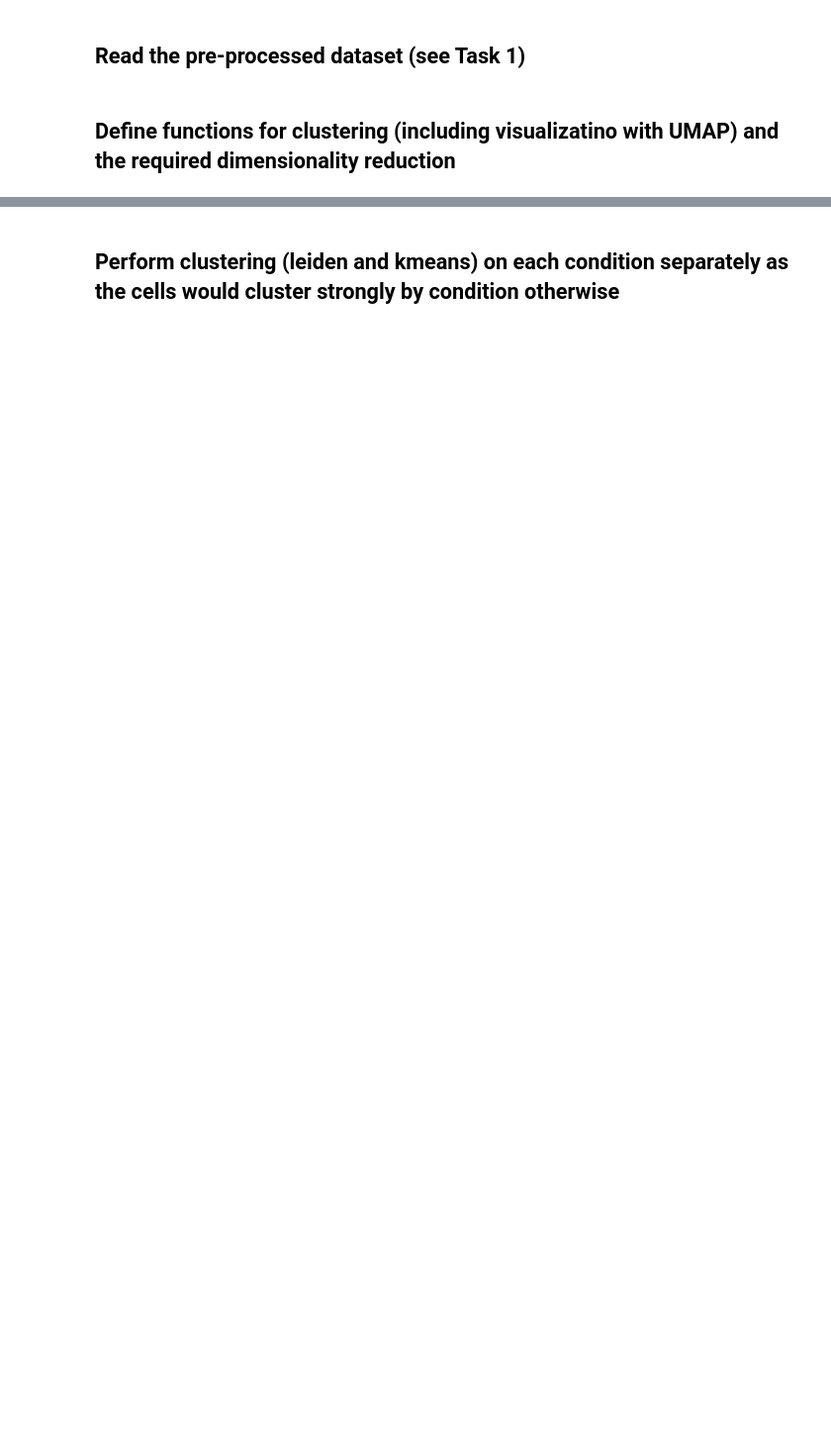
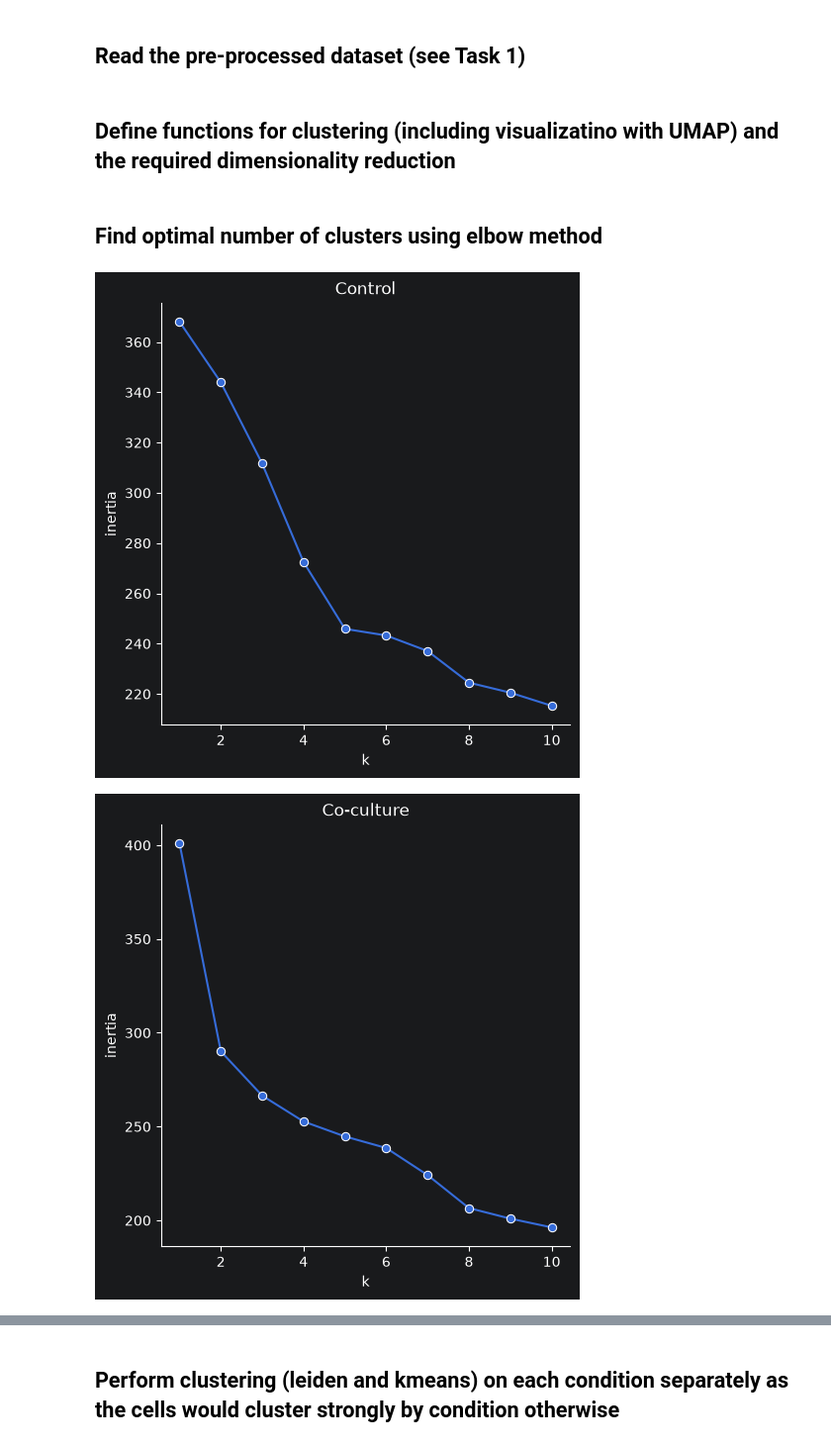
Before and after one commit to leventetn/SingleCellCourse_TA-LTN, a Jupyter notebook: notebooks/perturbation_clustering.ipynb, the cells around one changed output, grey strips where cells are left out. Shown at 99% size. Drawn from its saved outputs; the diff is of its cells as text; code cells hidden in the pictures; blank space fills up the shorter version.

```diff
--- a/notebooks/perturbation_clustering.ipynb
+++ b/notebooks/perturbation_clustering.ipynb
@@ -46,3 +61,24 @@ def dim_reduction(adata):
 dim_reduction(adata_ctl)
 dim_reduction(adata_IFN)
 dim_reduction(adata_co)
+# %% [markdown]
+## Find optimal number of clusters using elbow method
+# %%
+from sklearn.metrics import silhouette_score
+
+for treatment_df in [adata_ctl, adata_IFN, adata_co]:
+    inertias = []
+    for k in range(1,11):
+        kmeans = cl_kmeans(adata=treatment_df, k=k)
+        inertias.append(kmeans.inertia_)
+
+    inertias = {
+        'k':range(1,11),
+        'inertia':inertias,
+    }
+
+    sns.relplot(inertias, x='k', y='inertia', kind='line', marker='o')
+    plt.title(treatment_df.obs.perturbation_2.values[0])
+# %% [output]
+[figure, added]
+[figure, added]
```
Also changed, not shown: parts of 15 cells of this notebook.
